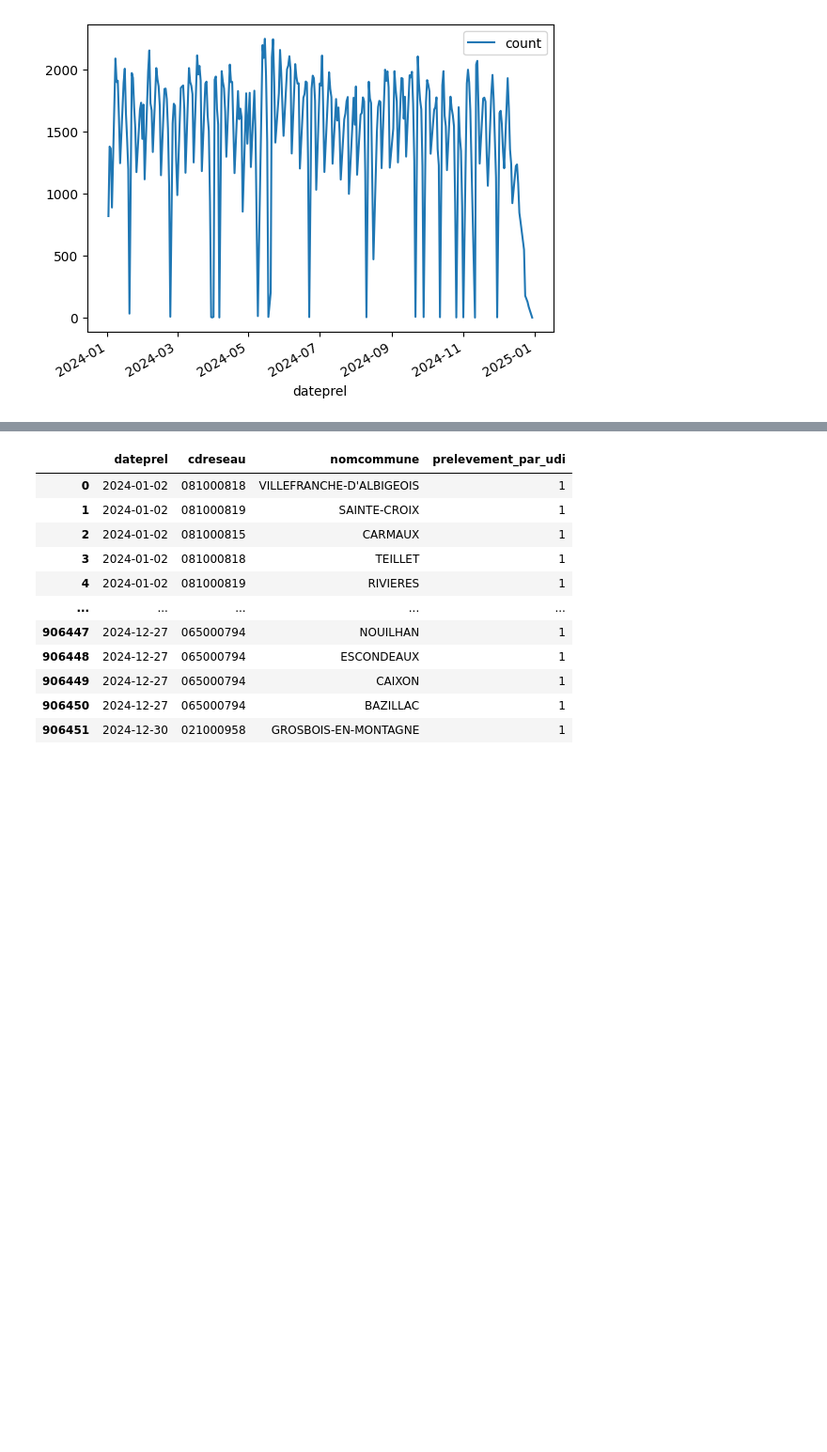
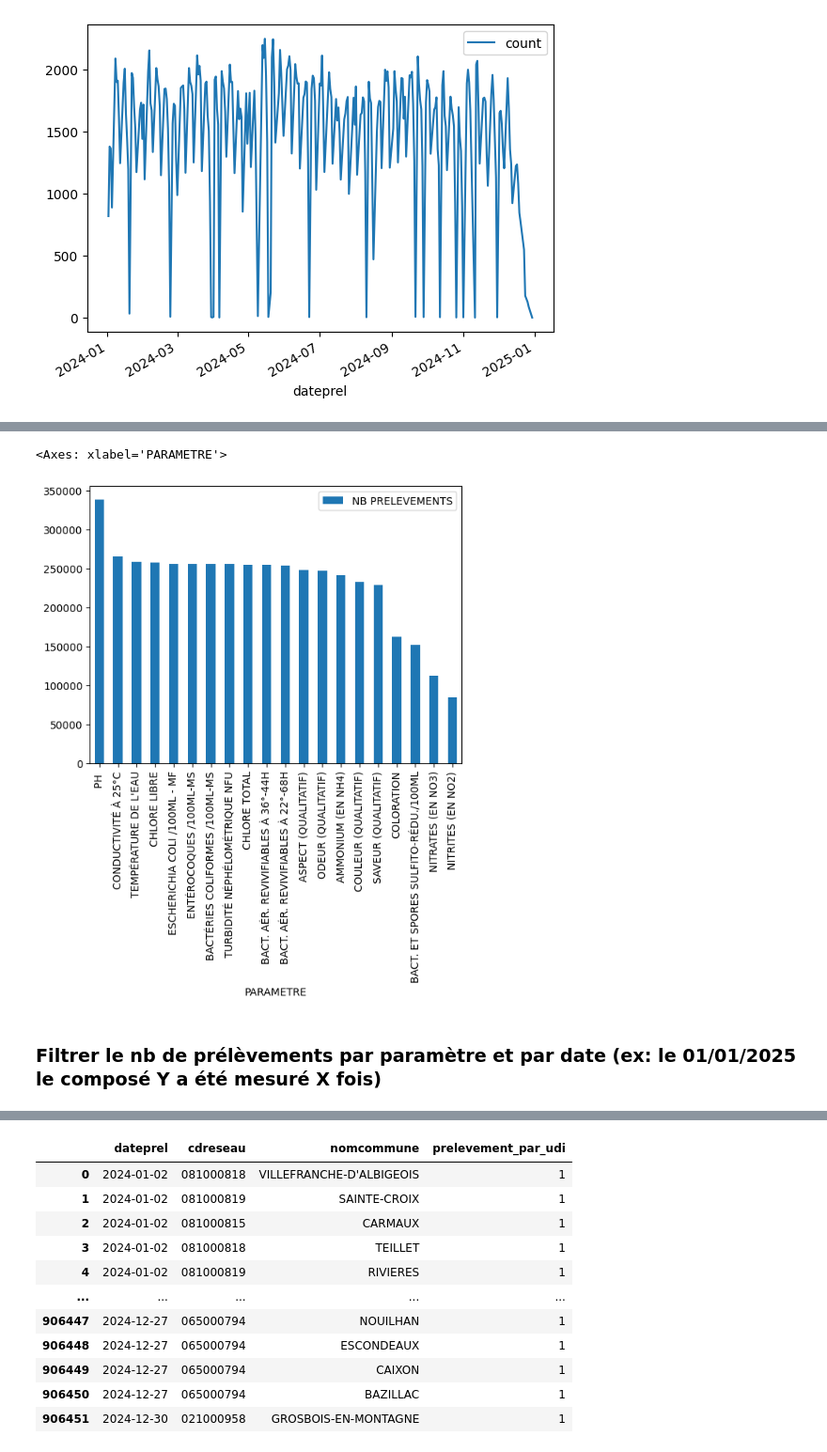
Before and after one commit to jdionisi/13_pollution_eau, a Jupyter notebook: analytics/notebooks/extraction_liste_polluants.ipynb, the cells around one changed output, grey strips where cells are left out. Shown: that part at 94% size. Cells and saved outputs as stored; diff of their text form; code cells hidden in the pictures; blank space fills up the shorter version.

```diff
--- a/analytics/notebooks/extraction_liste_polluants.ipynb
+++ b/analytics/notebooks/extraction_liste_polluants.ipynb
@@ -205,0 +211,11 @@ param_prlvmt
+# %%
+most_param_prlvmt = param_prlvmt.head(20)
+# %%
+most_param_prlvmt = most_param_prlvmt.rename(
+    columns={"libmajparametre": "PARAMETRE", "count_param": "NB PRELEVEMENTS"}
+)
+# %%
+most_param_prlvmt.plot.bar(x="PARAMETRE", y="NB PRELEVEMENTS")
+# %% [output]
+<Axes: xlabel='PARAMETRE'>
+[figure, added]
@@ -205,0 +228,2 @@ param_prlvmt
+# %% [markdown]
+### Filtrer le nb de prélèvements par paramètre et par date (ex: le 01/01/2025 le composé Y a été mesuré X fois)
```
Also changed, not shown: parts of 16 cells of this notebook.
